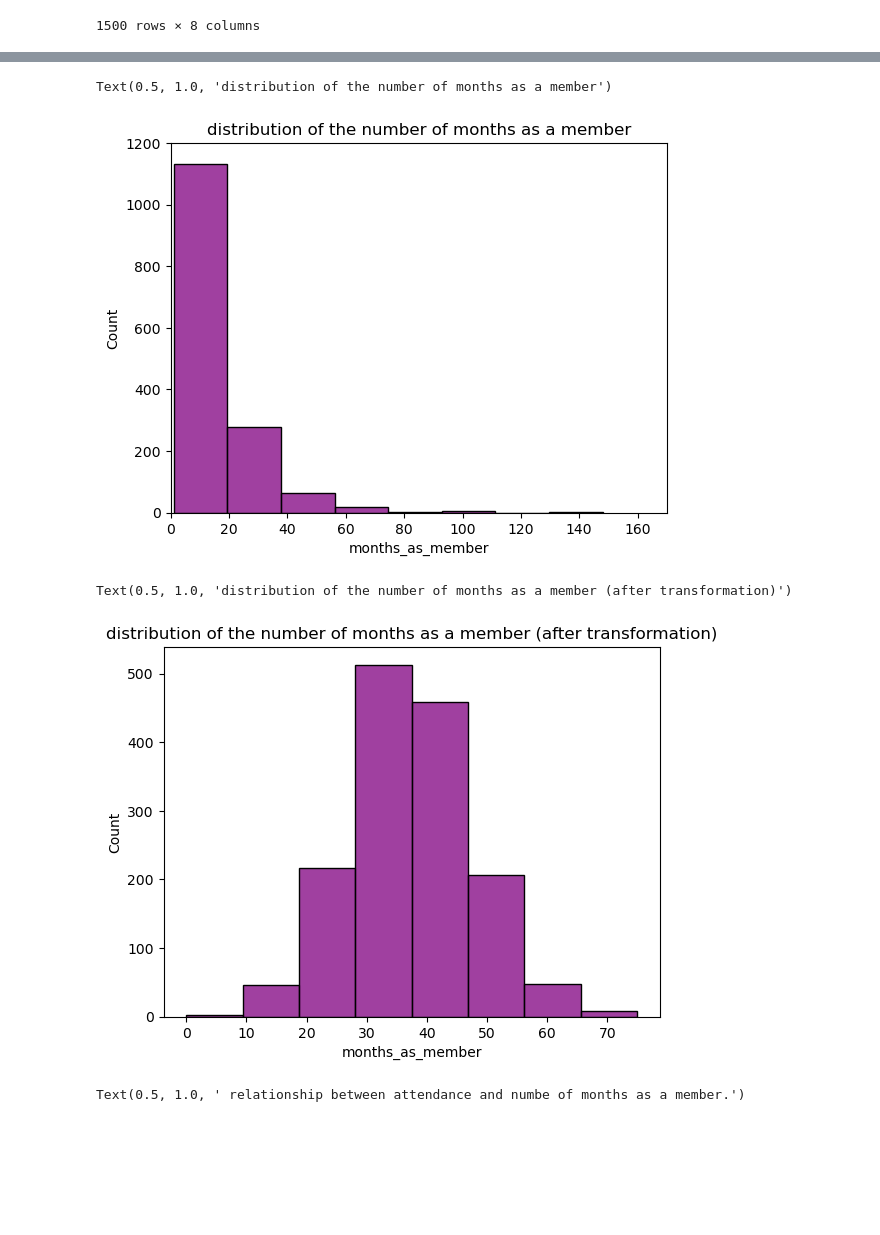
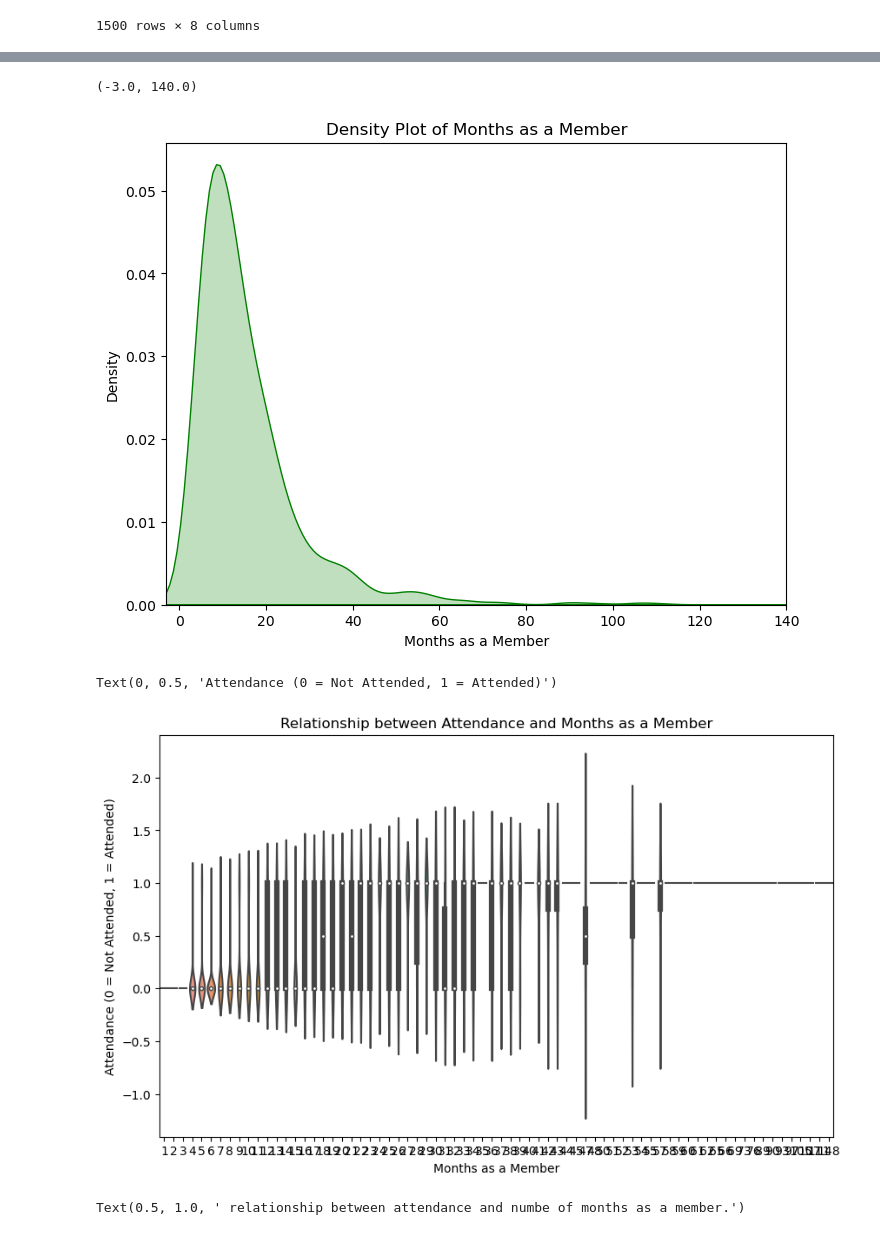
Before and after one commit to sajinamatya/classification-problem, a Jupyter notebook: fitnesscenter.ipynb, the cells around one changed output, grey strips where cells are left out. Drawn from its saved outputs; the diff is of its cells as text; code cells hidden in the pictures; blank space fills up the shorter version.

```diff
--- a/fitnesscenter.ipynb
+++ b/fitnesscenter.ipynb
@@ -142,20 +156,22 @@ plt.show()
 # %%
-# distribution of the number of months as a member
-sns.histplot(data=data,x='months_as_member',bins=8,color='purple')
-plt.xlim(0,170)
-plt.ylim(0,1200)
-plt.title("distribution of the number of months as a member")
+plt.figure(figsize=(8, 6))
+sns.kdeplot(data['months_as_member'], shade=True, color='green')
+plt.title('Density Plot of Months as a Member')
+plt.xlabel('Months as a Member')
+plt.ylabel('Density')
+plt.xlim(-3,140)
 # %% [output]
-Text(0.5, 1.0, 'distribution of the number of months as a member')
+(-3.0, 140.0)
-[figure, old version]
+[figure, new version]
 # %%
-#applying log transformation with some constant multipled
-log1 = np.log(data['months_as_member']) * 15
-sns.histplot(data=data,x=log1,bins=8,color='purple')
-plt.title("distribution of the number of months as a member (after transformation)")
+plt.figure(figsize=(10, 6))
+sns.violinplot(data =data,x='months_as_member', y='attended', alpha=0.5)
+plt.title('Relationship between Attendance and Months as a Member')
+plt.xlabel('Months as a Member')
+plt.ylabel('Attendance (0 = Not Attended, 1 = Attended)')
 # %% [output]
-Text(0.5, 1.0, 'distribution of the number of months as a member (after transformation)')
+Text(0, 0.5, 'Attendance (0 = Not Attended, 1 = Attended)')
-[figure, old version]
+[figure, new version]
 # %%
 # boxplot the relationship between attendance and number of months as a member.
 plt.figure(figsize=(7,6))
```
Also changed, not shown: parts of 8 cells of this notebook.
